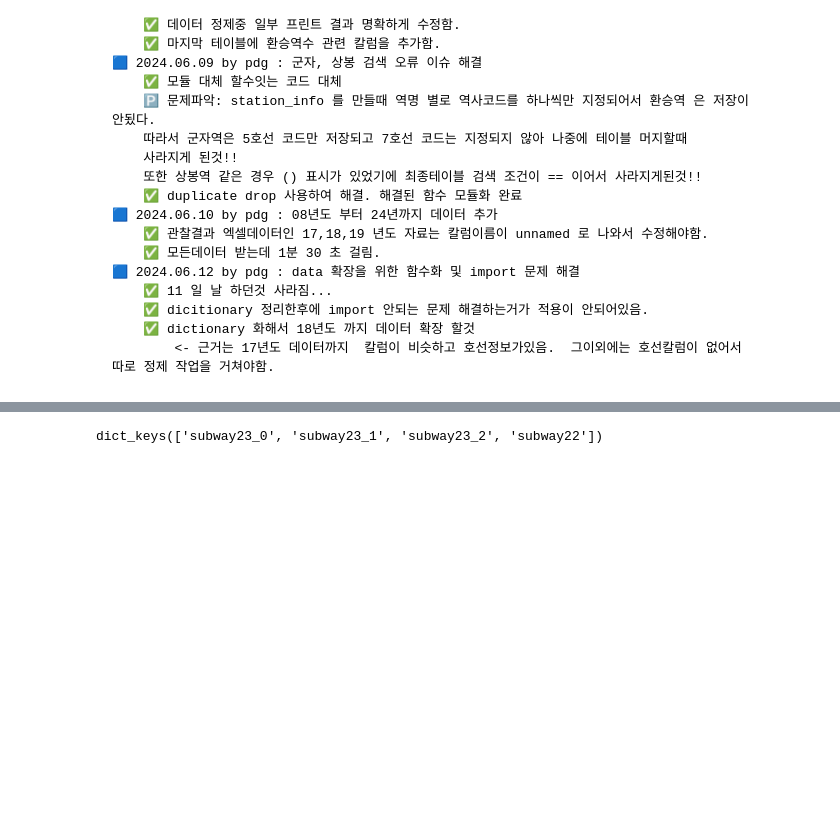
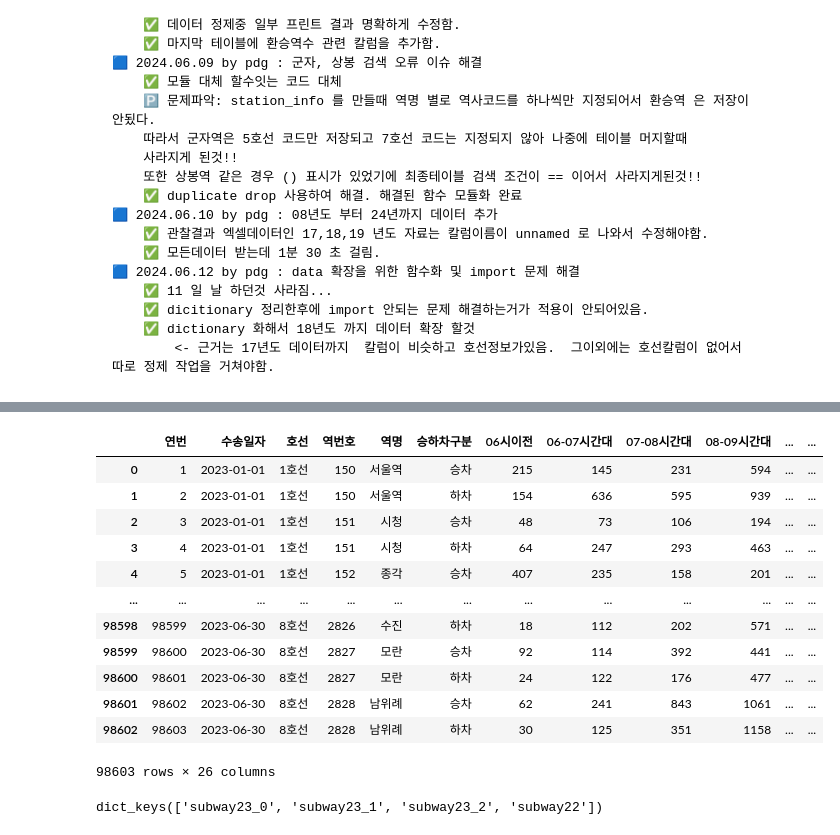
Before and after one commit to rhkddud0310/HaruSijack, a Jupyter notebook: DataAnalysis/Analysis/01.지하철승하차데이터 정제.ipynb, the cells around one changed output, grey strips where cells are left out. Saved outputs shown, nothing was run; the diff lists cells and outputs as text; code cells hidden in the pictures; blank space fills up the shorter version.

```diff
--- a/DataAnalysis/Analysis/01.지하철승하차데이터 정제.ipynb
+++ b/DataAnalysis/Analysis/01.지하철승하차데이터 정제.ipynb
@@ -45,4 +47,20 @@ Service.plotSetting("seaborn-v0_8")
 ___## OS platform 한글 세팅완료 ## ___
+# %%
+pd.read_csv("../Data/교통공사데이터/서울교통공사_역별 일별 시간대별 승하차인원_20230630.csv", encoding='euc-kr')
+# %% [output]
+|  | 연번 | 수송일자 | 호선 | 역번호 | 역명 | 승하차구분 | 06시이전 | 06-07시간대 | 07-08시간대 | 08-09시간대 | ... | ... |
+| 0 | 1 | 2023-01-01 | 1호선 | 150 | 서울역 | 승차 | 215 | 145 | 231 | 594 | ... | ... |
+| 1 | 2 | 2023-01-01 | 1호선 | 150 | 서울역 | 하차 | 154 | 636 | 595 | 939 | ... | ... |
+| 2 | 3 | 2023-01-01 | 1호선 | 151 | 시청 | 승차 | 48 | 73 | 106 | 194 | ... | ... |
+| 3 | 4 | 2023-01-01 | 1호선 | 151 | 시청 | 하차 | 64 | 247 | 293 | 463 | ... | ... |
+| 4 | 5 | 2023-01-01 | 1호선 | 152 | 종각 | 승차 | 407 | 235 | 158 | 201 | ... | ... |
+| ... | ... | ... | ... | ... | ... | ... | ... | ... | ... | ... | ... | ... |
+| 98598 | 98599 | 2023-06-30 | 8호선 | 2826 | 수진 | 하차 | 18 | 112 | 202 | 571 | ... | ... |
+| 98599 | 98600 | 2023-06-30 | 8호선 | 2827 | 모란 | 승차 | 92 | 114 | 392 | 441 | ... | ... |
+| 98600 | 98601 | 2023-06-30 | 8호선 | 2827 | 모란 | 하차 | 24 | 122 | 176 | 477 | ... | ... |
+| 98601 | 98602 | 2023-06-30 | 8호선 | 2828 | 남위례 | 승차 | 62 | 241 | 843 | 1061 | ... | ... |
+| 98602 | 98603 | 2023-06-30 | 8호선 | 2828 | 남위례 | 하차 | 30 | 125 | 351 | 1158 | ... | ... |
+98603 rows × 26 columns
 # %%
 # Data loading
 # subway_dict_22_23= {
```
Also changed, not shown: parts of 1 cell of this notebook, 3 other files.
